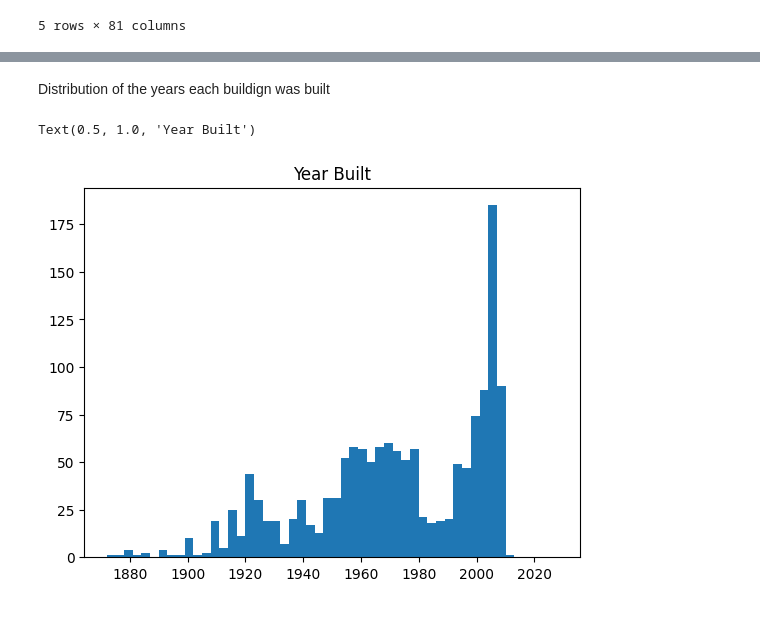
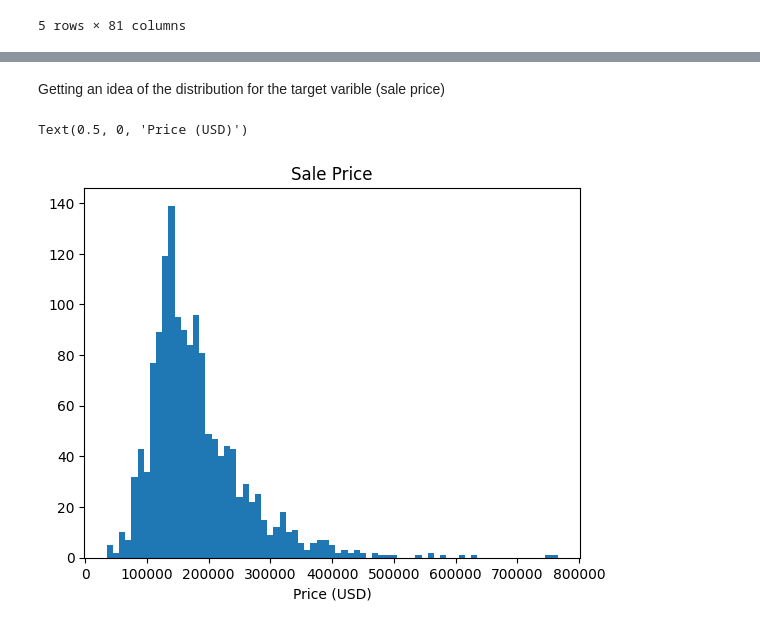
Before and after one commit to bpattengale/house_prices, a Jupyter notebook: notebooks/data_exploration.ipynb, the cells around one changed output, grey strips where cells are left out. Saved outputs shown, nothing was run; the diff lists cells and outputs as text; code cells hidden in the pictures.

```diff
--- a/notebooks/data_exploration.ipynb
+++ b/notebooks/data_exploration.ipynb
@@ -44,9 +19,10 @@ Index(['Id', 'MSSubClass', 'MSZoning', 'LotFrontage', 'LotArea', 'Street',
 # %% [markdown]
-Distribution of the years each buildign was built
+Getting an idea of the distribution for the target varible (sale price)
 # %%
-bins = np.arange(df['YearBuilt'].min(), 2029, 3)
-plt.hist(df['YearBuilt'], bins=bins)
-plt.title('Year Built')
+bins = np.arange(df['SalePrice'].min(), df['SalePrice'].max()+10000, 10000)
+plt.hist(df['SalePrice'], bins=bins)
+plt.title('Sale Price')
+plt.xlabel('Price (USD)')
 # %% [output]
-Text(0.5, 1.0, 'Year Built')
+Text(0.5, 0, 'Price (USD)')
-[figure, old version]
+[figure, new version]
```
Also changed, not shown: parts of 16 cells of this notebook.
